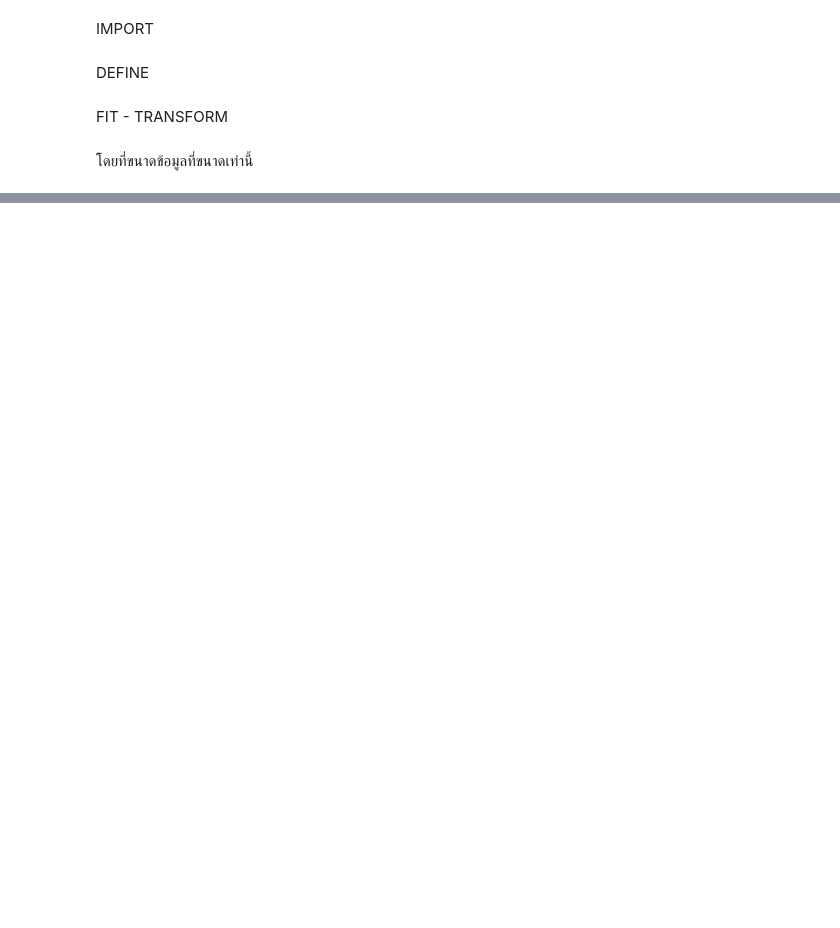
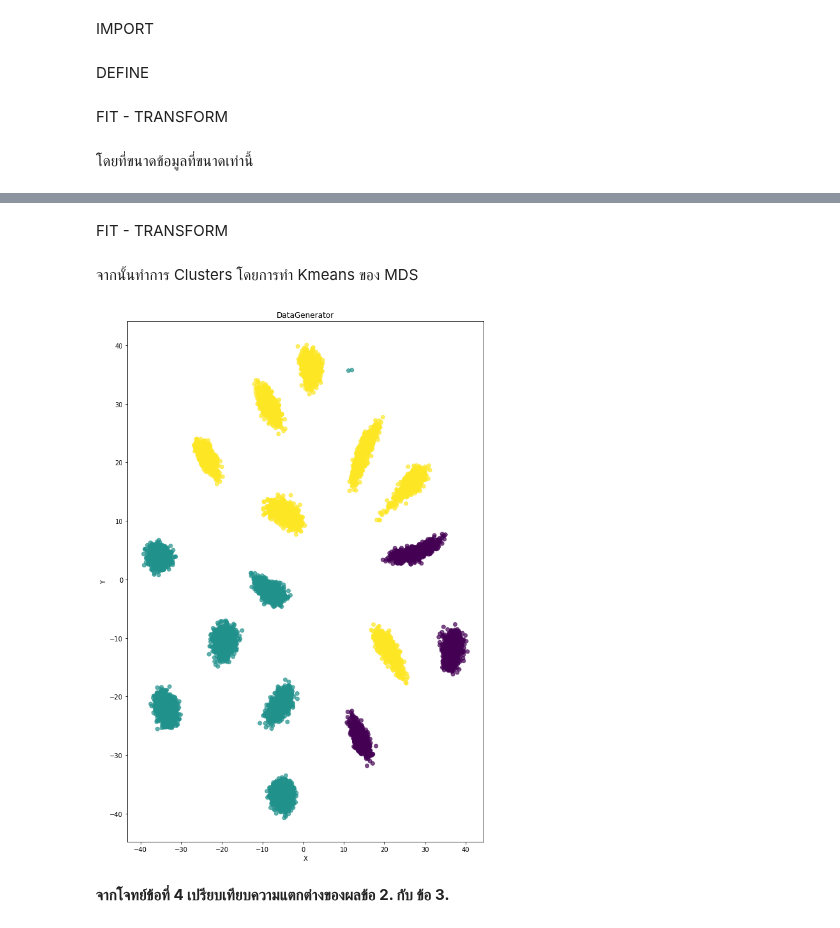
Before and after one commit to sitthatkaja/multivariate, a Jupyter notebook: Multivariate_Exam.ipynb, the cells around one changed output, grey strips where cells are left out. Cells and saved outputs as stored; diff of their text form; code cells hidden in the pictures; blank space fills up the shorter version.

```diff
--- a/Multivariate_Exam.ipynb
+++ b/Multivariate_Exam.ipynb
@@ -403,0 +425,3 @@ data_fa.shape
+# %%
+newdata = Data.iloc[:,1:30]
+newdata
@@ -403,0 +450,21 @@ data_fa.shape
+# %%
+mds = MDS(n_components=2)
+# %% [markdown]
+FIT - TRANSFORM
+# %%
+data_mds = mds.fit_transform(newdata)
+# %% [markdown]
+จากนั้นทำการ Clusters โดยการทำ Kmeans ของ MDS
+# %%
+kmeans_mds = KMeans(n_clusters=3)
+kmeans_mds.fit(newdata)
+m = kmeans_mds.predict(newdata)
+# %%
+plt.scatter(data_mds[:,0],data_mds[:,1],c=m,alpha=0.7)
+plt.title('DataGenerator')
+plt.xlabel('X')
+plt.ylabel('Y');
+# %% [output]
+[figure, added]
+# %% [markdown]
+**จากโจทย์ข้อที่ 4 เปรียบเทียบความแตกต่างของผลข้อ 2. กับ ข้อ 3.**
```
Also changed, not shown: parts of 21 cells of this notebook.
